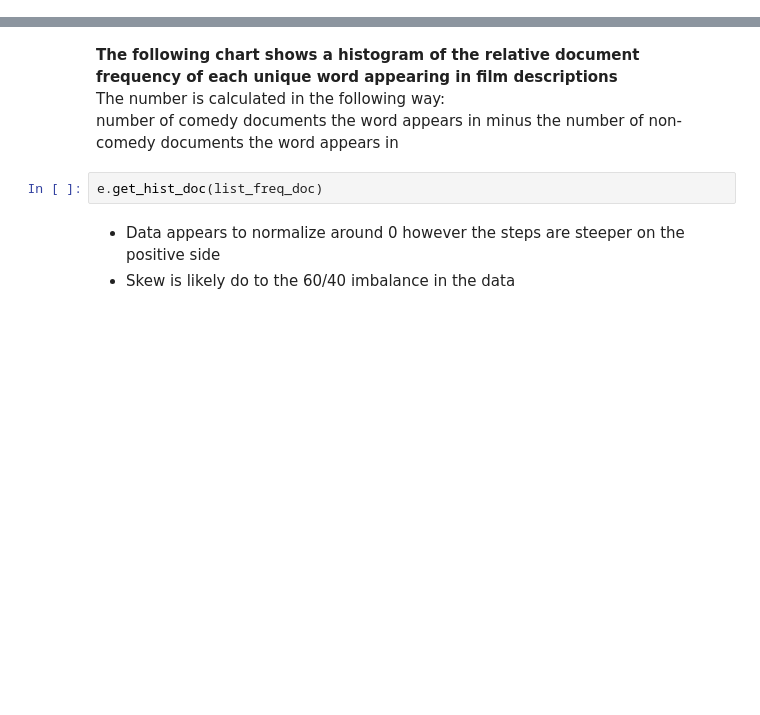
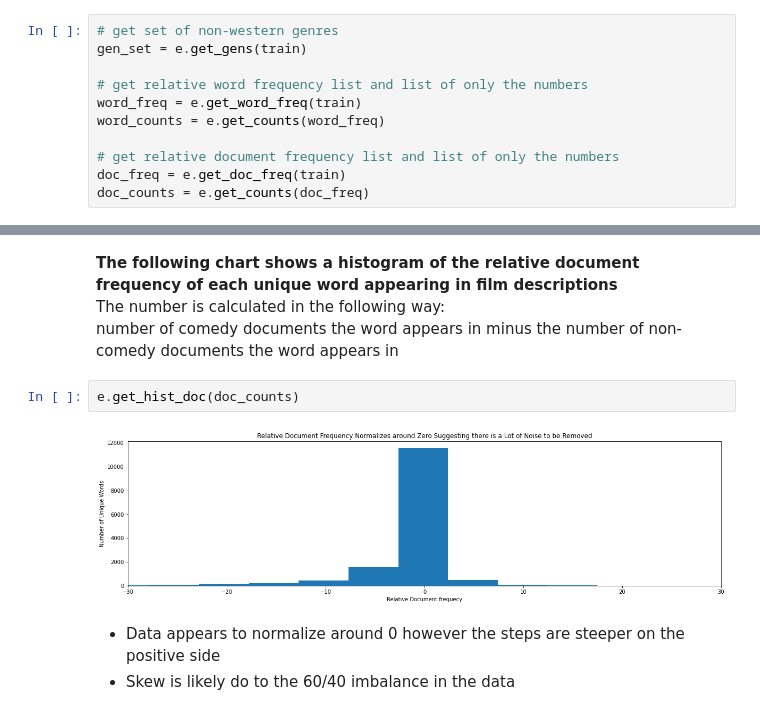
Before and after one commit to Johndsalas/netflix_genre_labeler, a Jupyter notebook: main.ipynb, the cells around one changed output, grey strips where cells are left out. Cells and saved outputs as stored; diff of their text form; blank space fills up the shorter version.

```diff
--- a/main.ipynb
+++ b/main.ipynb
@@ -96 +76,12 @@ freq_doc, freq_count, list_freq_doc, list_freq_count = e.get_majoriety_counts(tr
+# %%
+# get set of non-western genres
+gen_set = e.get_gens(train)
+
+# get relative word frequency list and list of only the numbers
+word_freq = e.get_word_freq(train)
+word_counts = e.get_counts(word_freq)
+
+# get relative document frequency list and list of only the numbers
+doc_freq = e.get_doc_freq(train)
+doc_counts = e.get_counts(doc_freq)
 # %% [markdown]
@@ -142,7 +139,9 @@ e.omni_pie(train.comedy, "40% of the Training Data are Comedy Titles")
 The number is calculated in the following way: <br>
 number of comedy documents the word appears in minus the number of non-comedy documents the word appears in
 # %%
-e.get_hist_doc(list_freq_doc)
+e.get_hist_doc(doc_counts)
+# %% [output]
+[figure, added]
 # %% [markdown]
 * Data appears to normalize around 0 however the steps are steeper on the positive side
 * Skew is likely do to the 60/40 imbalance in the data
```
Also changed, not shown: parts of 21 cells of this notebook, 3 other files.
